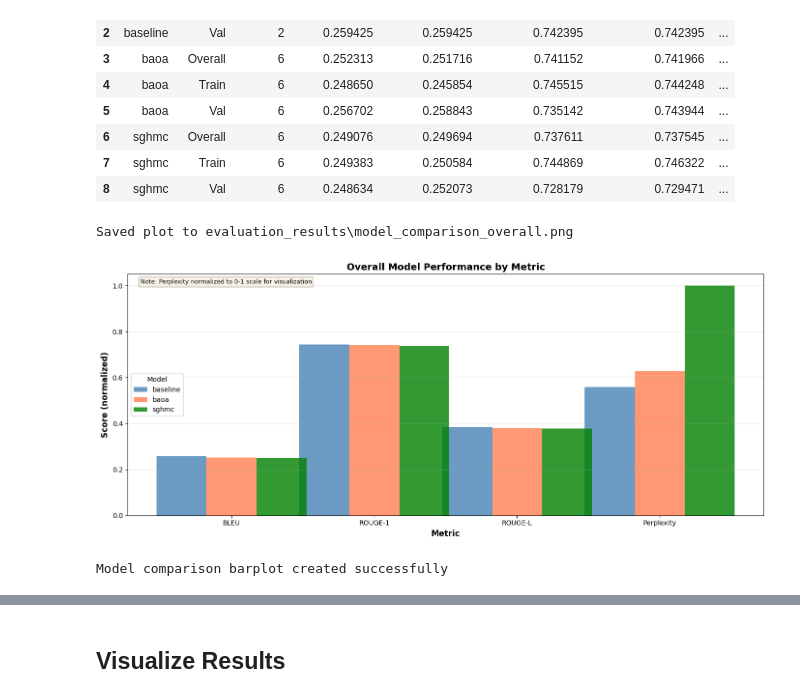
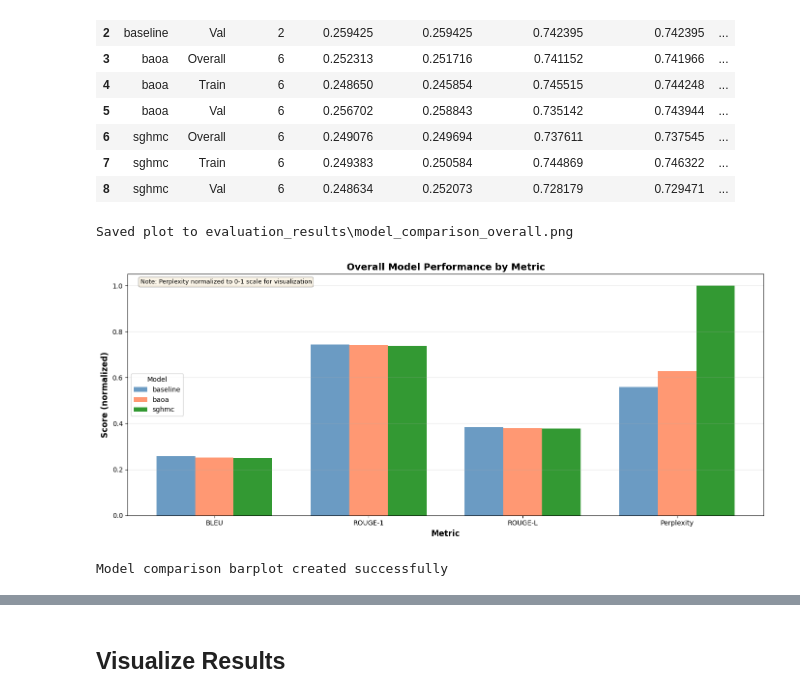
Before and after one commit to ssophiee/adl-bnn-textgen, a Jupyter notebook: src/evaluation/blue_rouge_perplexity_eval.ipynb, the cells around one changed output, grey strips where cells are left out. Cells and saved outputs as stored; diff of their text form; code cells hidden in the pictures.

```diff
--- a/src/evaluation/blue_rouge_perplexity_eval.ipynb
+++ b/src/evaluation/blue_rouge_perplexity_eval.ipynb
@@ -1282,7 +1282,7 @@ for metric in metrics:
 
 # Set up positions for grouped bars
 x = np.arange(len(metrics))
-width = 0.35
+width = 0.25
 colors = ['steelblue', 'coral', 'green', 'orange', 'purple', 'brown']
 model_colors = {model: colors[i % len(colors)] for i, model in enumerate(models)}
 
@@ -1303,34 +1303,34 @@ for i, model in enumerate(models):
 
     offset = width * (i - len(models)/2 + 0.5)
     ax.bar(x + offset, normalized_values, width, label=model, color=model_colors[model], alpha=0.8)
 
 ax.set_xlabel('Metric', fontweight='bold', fontsize=12)
 ax.set_ylabel('Score (normalized)', fontweight='bold', fontsize=12)
 ax.set_title('Overall Model Performance by Metric', fontsize=14, fontweight='bold')
 ax.set_xticks(x)
 ax.set_xticklabels(metrics)
 ax.legend(title='Model')
 ax.grid(axis='y', alpha=0.3)
 
 # Add note about perplexity normalization
 ax.text(0.02, 0.98, 'Note: Perplexity normalized to 0-1 scale for visualization',
         transform=ax.transAxes, fontsize=9, verticalalignment='top',
         bbox=dict(boxstyle='round', facecolor='wheat', alpha=0.3))
 
 plt.tight_layout()
 
 # Save figure
 output_dir = Path("evaluation_results")
 output_dir.mkdir(exist_ok=True)
 plt.savefig(output_dir / "model_comparison_overall.png", dpi=300, bbox_inches='tight')
 print(f"Saved plot to {output_dir / 'model_comparison_overall.png'}")
 
 plt.show()
 
 print("Model comparison barplot created successfully")
 # %% [output]
 Saved plot to evaluation_results\model_comparison_overall.png
-[figure, old version]
+[figure, new version]
 Model comparison barplot created successfully
 # %%
 # Create single plot showing train - val difference for both models (excluding Perplexity)
```
Also changed, not shown: parts of 5 cells of this notebook.
